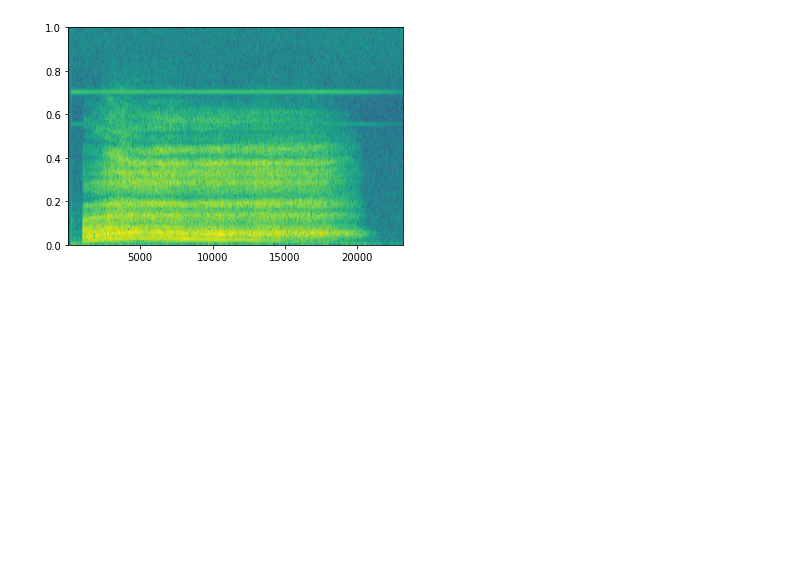
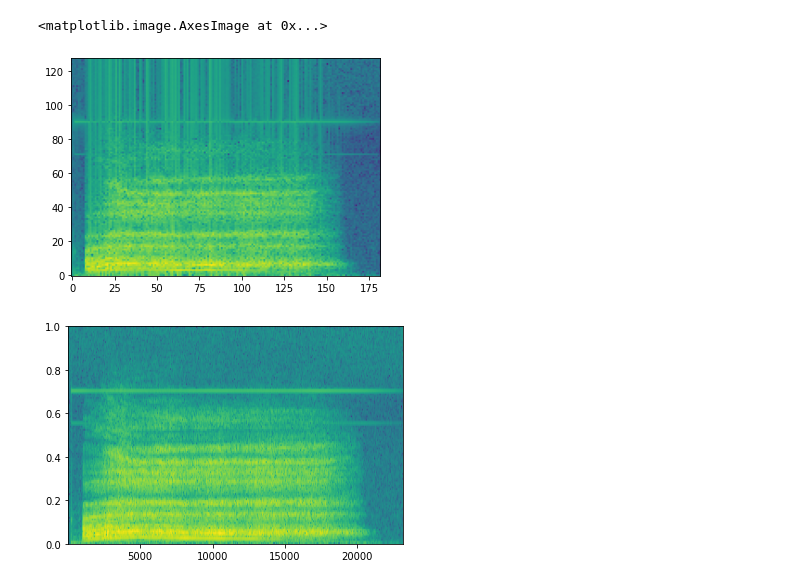
Before and after one commit to jlandercy/cookbook, a Jupyter notebook: python/stackoverflow/Spectrogram.ipynb, the cells around one changed output. Cells and saved outputs as stored; diff of their text form; code cells hidden in the pictures; blank space fills up the shorter version.

```diff
--- a/python/stackoverflow/Spectrogram.ipynb
+++ b/python/stackoverflow/Spectrogram.ipynb
@@ -16,0 +13,8 @@ rate, data
+# %%
+N = 256
+d = []
+for k in range(0, data.shape[0]+1, N):
+    x = fft.fftshift(fft.fft(data[k:k+N,0], n=N))[N//2:N]
+    Pxx = 10*np.log10(np.real(x*np.conj(x)))
+    d.append(Pxx)
+d = np.array(d)
@@ -17,3 +84,8 @@ rate, data
+# %%
+plt.imshow(d.T, origin='lower')
+# %% [output]
+<matplotlib.image.AxesImage at 0x...>
+[figure, added]
 # %%
 _ = plt.specgram(data[:,0])
 # %% [output]
```
Also changed, not shown: parts of 9 cells of this notebook.
